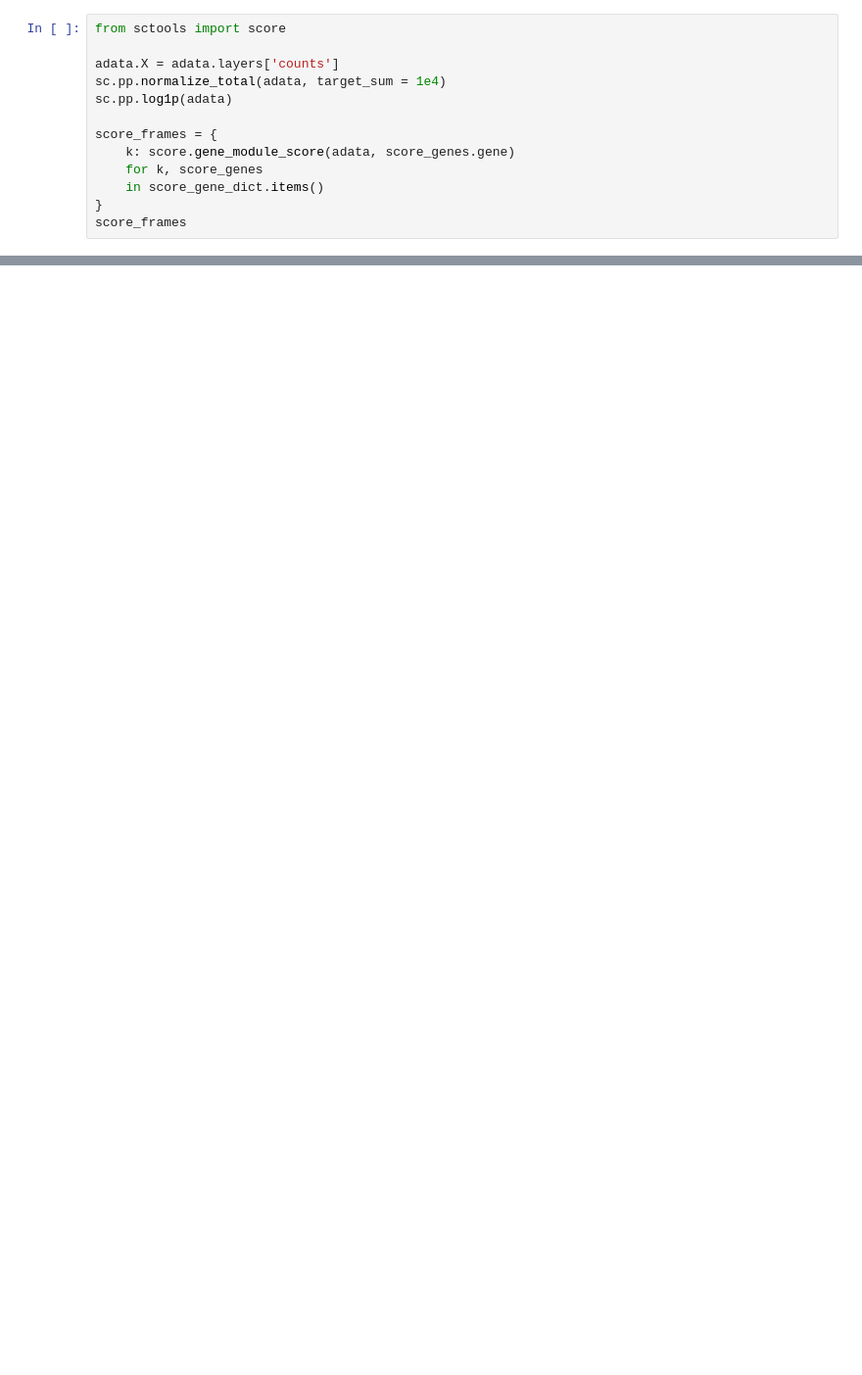
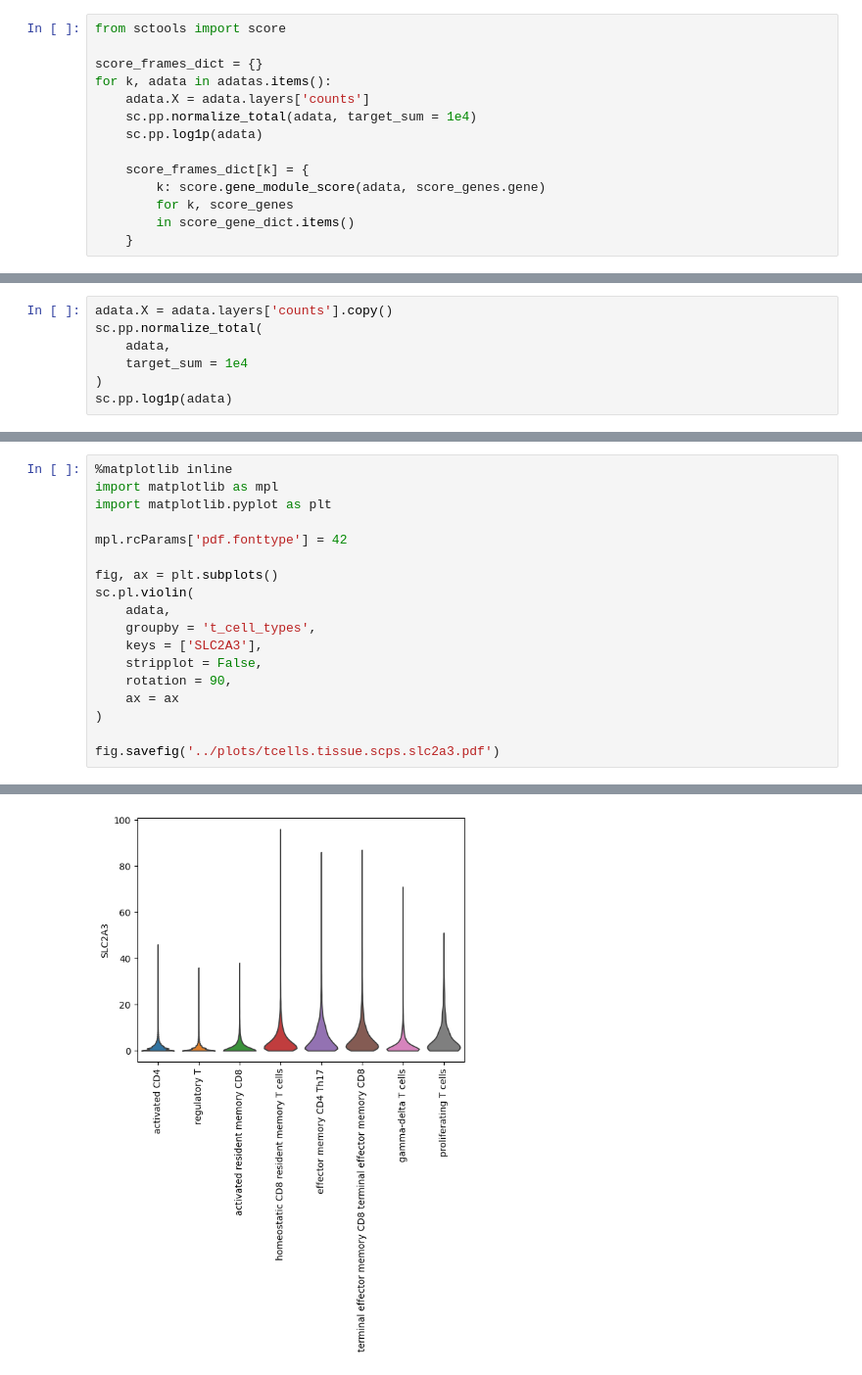
Before and after one commit to menchelab/Neuwirth_Malzl_et_al_2024, a Jupyter notebook: notebooks/cluster_marker_genes_and_th17_th2_score.ipynb, the cells around one changed output, grey strips where cells are left out. Shown at 98% size. Drawn from its saved outputs; the diff is of its cells as text; blank space fills up the shorter version.

Commit message:
add tcell annotation

```diff
--- a/notebooks/cluster_marker_genes_and_th17_th2_score.ipynb
+++ b/notebooks/cluster_marker_genes_and_th17_th2_score.ipynb
@@ -151,13 +108,14 @@ Th2 IL6ST, GATA3, IL6, STAT6, IGFBP7, STAT5B, IL4R, PPARG, VDR, IL13, IL1RL1, IL
 # %%
 from sctools import score
 
-adata.X = adata.layers['counts']
-sc.pp.normalize_total(adata, target_sum = 1e4)
-sc.pp.log1p(adata)
+score_frames_dict = {}
+for k, adata in adatas.items():
+    adata.X = adata.layers['counts']
+    sc.pp.normalize_total(adata, target_sum = 1e4)
+    sc.pp.log1p(adata)
 
-score_frames = {
-    k: score.gene_module_score(adata, score_genes.gene)
-    for k, score_genes
-    in score_gene_dict.items()
-}
-score_frames
+    score_frames_dict[k] = {
+        k: score.gene_module_score(adata, score_genes.gene)
+        for k, score_genes
+        in score_gene_dict.items()
+    }
@@ -312,0 +289,7 @@ plot.misc.generate_and_save_for_figure(
+# %%
+adata.X = adata.layers['counts'].copy()
+sc.pp.normalize_total(
+    adata,
+    target_sum = 1e4
+)
+sc.pp.log1p(adata)
@@ -312,0 +298,19 @@ plot.misc.generate_and_save_for_figure(
+# %%
+%matplotlib inline
+import matplotlib as mpl
+import matplotlib.pyplot as plt
+
+mpl.rcParams['pdf.fonttype'] = 42
+
+fig, ax = plt.subplots()
+sc.pl.violin(
+    adata,
+    groupby = 't_cell_types',
+    keys = ['SLC2A3'],
+    stripplot = False,
+    rotation = 90,
+    ax = ax
+)
+
+fig.savefig('../plots/tcells.tissue.scps.slc2a3.pdf')
+# %% [output]
@@ -312,0 +323 @@ plot.misc.generate_and_save_for_figure(
+[figure, added]
```
Also changed, not shown: parts of 15 cells of this notebook, 6 other files.
